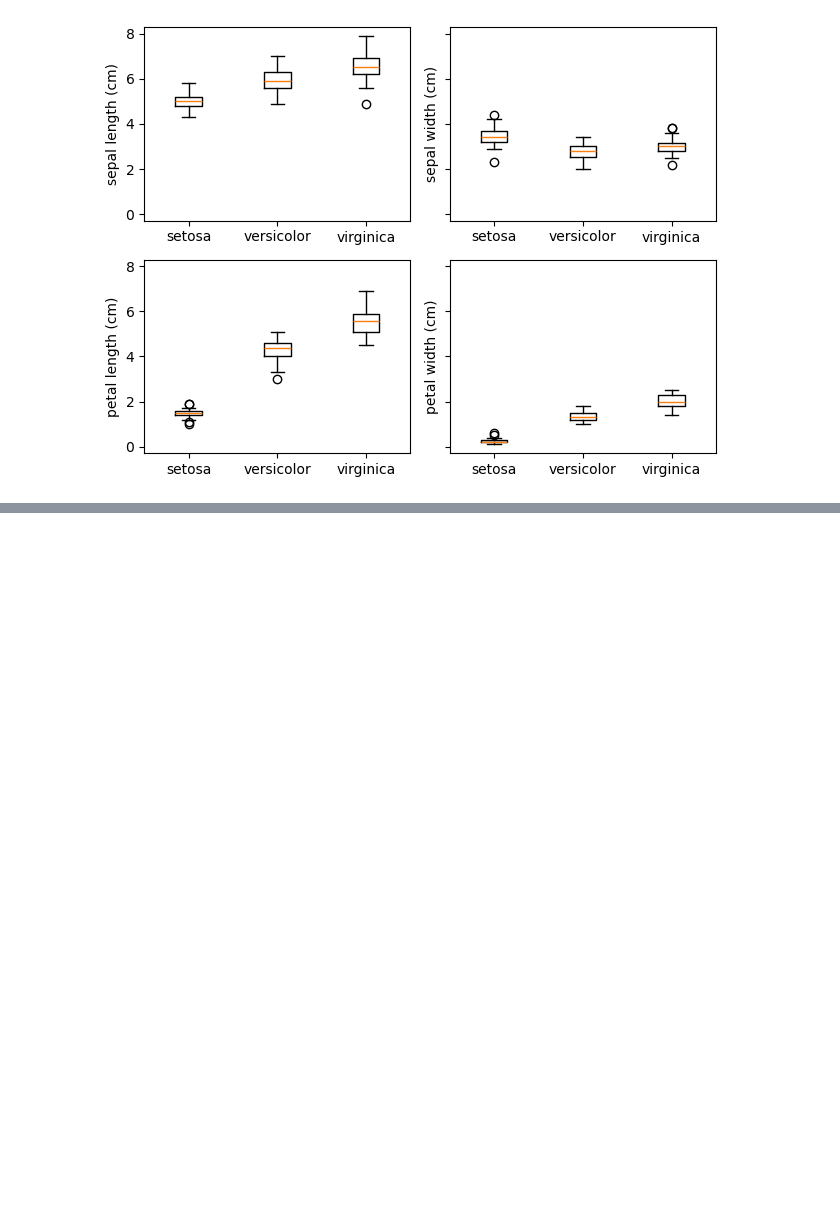
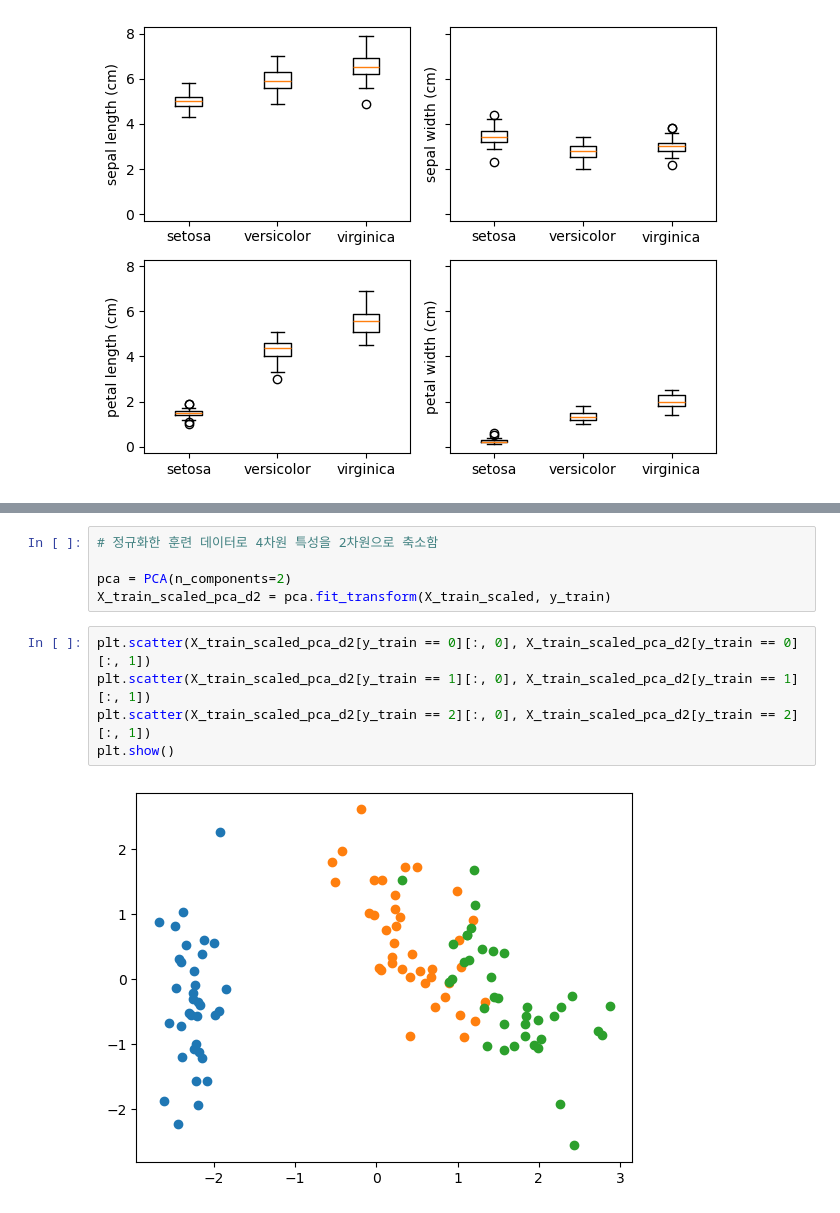
Before and after one commit to JINSUKO/Machin-Leaning-course-Practices, a Jupyter notebook: pratice_iris_data.ipynb, the cells around one changed output, grey strips where cells are left out. Saved outputs shown, nothing was run; the diff lists cells and outputs as text; blank space fills up the shorter version.

```diff
--- a/pratice_iris_data.ipynb
+++ b/pratice_iris_data.ipynb
@@ -121,0 +233,12 @@ plt.show()
+# %%
+# 정규화한 훈련 데이터로 4차원 특성을 2차원으로 축소함
+
+pca = PCA(n_components=2)
+X_train_scaled_pca_d2 = pca.fit_transform(X_train_scaled, y_train)
+# %%
+plt.scatter(X_train_scaled_pca_d2[y_train == 0][:, 0], X_train_scaled_pca_d2[y_train == 0][:, 1])
+plt.scatter(X_train_scaled_pca_d2[y_train == 1][:, 0], X_train_scaled_pca_d2[y_train == 1][:, 1])
+plt.scatter(X_train_scaled_pca_d2[y_train == 2][:, 0], X_train_scaled_pca_d2[y_train == 2][:, 1])
+plt.show()
+# %% [output]
+[figure, added]
```
Also changed, not shown: parts of 18 cells of this notebook.
